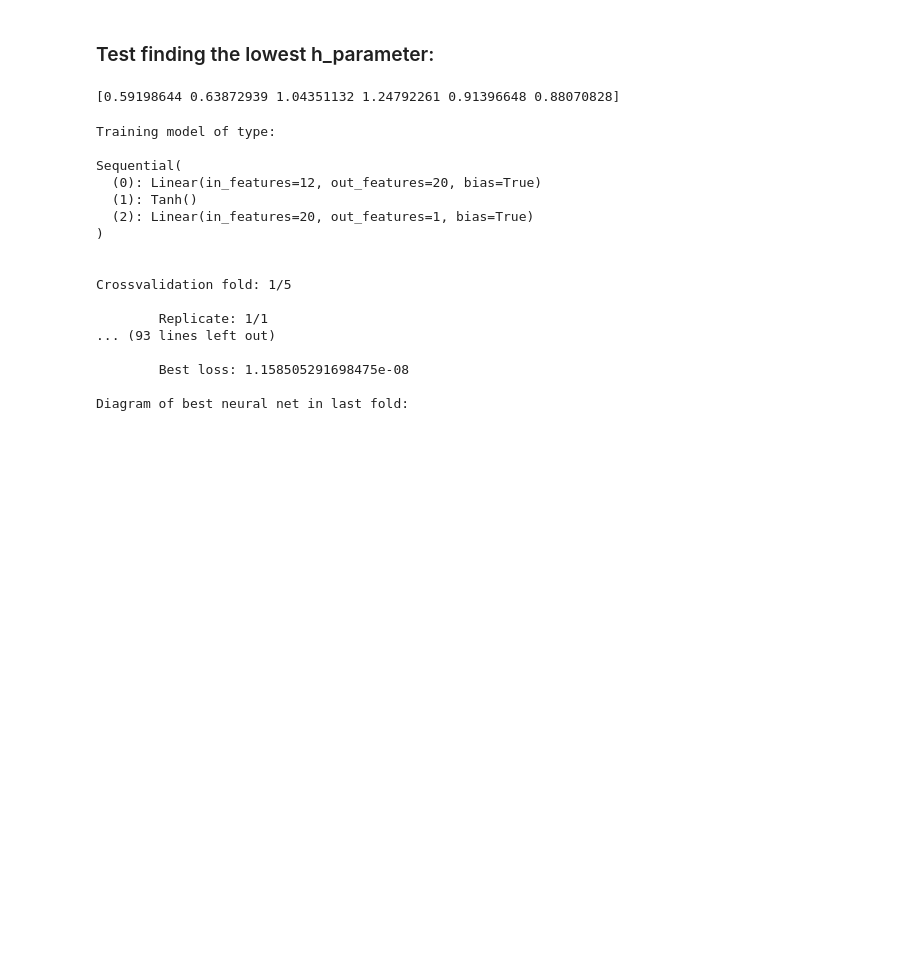
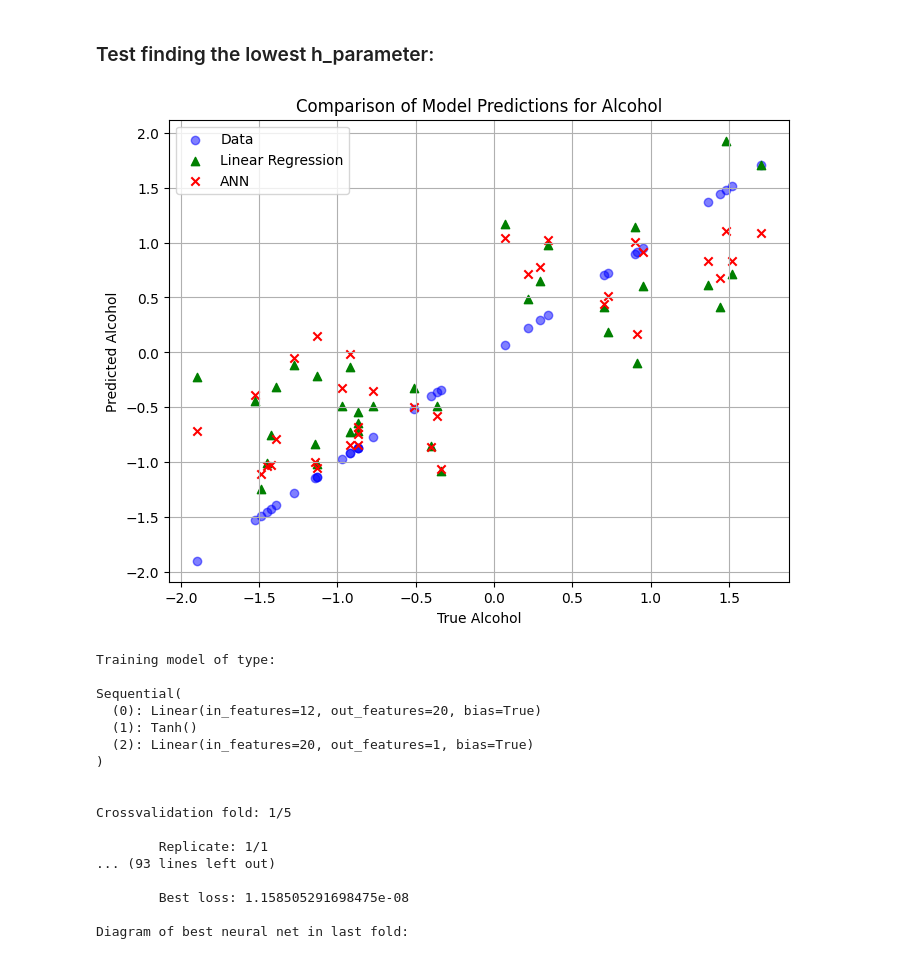
Before and after one commit to pierGit7/WineStudy, a Jupyter notebook: project2_workbook.ipynb, the cells around one changed output. Cells and saved outputs as stored; diff of their text form; code cells hidden in the pictures; blank space fills up the shorter version.

Commit message:
fixed cross-val and added plots and extra data

```diff
--- a/project2_workbook.ipynb
+++ b/project2_workbook.ipynb
@@ -523,6 +529,7 @@ for k1, (par_index, test_index) in enumerate(splits):
     X_test = X[test_index,:]
     y_test = y[test_index]
 
+    y_test_split_foreachK1.append(y_test)
     # CV2
     CV2 = model_selection.KFold(n_splits=K2,shuffle=True)
 
@@ -568,6 +575,7 @@ for k1, (par_index, test_index) in enumerate(splits):
             # Error per hidden layer:
             se = (y_test_est_ANN.float() - y_val_ANN.float()) ** 2  # squared error
             mse = (sum(se).type(torch.float) / len(y_val)).data.numpy()  # mean
+            print("The MSE k2: ",mse)
             Eval_ANN[k2, h_i] = mse
 
 
@@ -600,6 +608,8 @@ for k1, (par_index, test_index) in enumerate(splits):
     ANN_h_mse_general_e = np.mean(Eval_ANN, axis=0)
     optimal_h = h_values[np.argmin(ANN_h_mse_general_e)]
 
+    print("Optimal H value for fold ", k1, " is: ", optimal_h)
+
     # Re-run the ANN now with our known optimal h value:
     model = lambda: torch.nn.Sequential(
             torch.nn.Linear(M, optimal_h),  # M features to n_hidden_units
@@ -618,12 +628,14 @@ for k1, (par_index, test_index) in enumerate(splits):
     # Determine estimated class labels for test set now we use the test data.
     y_test_est_ANN2 = net(X_test_ANN)
 
+    y_test_est_ANN2_foreachK1.append(y_test_est_ANN2)
     # Same as in K2 we find MSE:
     se = (y_test_est_ANN2.float() - y_test_ANN.float()) ** 2  # squared error
     mse = (sum(se).type(torch.float) / len(y_val)).data.numpy()  # mean
     print("This is K1 current: " ,k1)
-    #Eval_K1final_ANN[k1] =  mse # This was leading to some weird index error...
-    Eval_K1final_ANN.append(mse)
+    print("The MSE k1: ",mse)
+    Eval_K1final_ANN[k1] =  mse # This was leading to some weird index error...
+    #Eval_K1final_ANN.append(mse)
 
     #------For LINEAR REGRESSION------:
 
@@ -651,14 +663,12 @@ for k1, (par_index, test_index) in enumerate(splits):
     Xty = X_par_RLR.T @ y_par
     XtX = X_par_RLR.T @ X_par_RLR
 
-    # Compute mean squared error without using the input data at all
-    # Error_train_nofeatures[k] = (
-    #     np.square(y_train - y_train.mean()).sum(axis=0) / y_train.shape[0]
-    # )
+    # -----------This is the baseline---------Compute mean squared error without using the input data at all
 
     Error_test_nofeatures[k1] = (
         np.square(y_test - y_par.mean()).sum(axis=0) / y_test.shape[0]
     )
+    #-------------------------
 
     print("THIS IS OUR BEST LAMBDA FOR THIS K: ", lambda_best_err)
     # Estimate weights for the optimal value of lambda, on entire training set
@@ -674,6 +684,9 @@ for k1, (par_index, test_index) in enumerate(splits):
     Error_test_RLR[k1] = (
         np.square(y_test.squeeze() - X_test_RLR @ w_rlr[:, k1]).sum(axis=0) / y_test.squeeze().shape[0]
     )
+
+    # Predicted vals for
+    y_pred_RLR.append(X_test_RLR @ w_rlr[:, k1])
     #Error_test_RLR.append((np.square(y_test - X_test_RLR @ w_rlr[:, k1]).sum(axis=0) / y_test.shape[0])) #DEBUG
 
 print("Mean error for each h value over the 5 folds: ", ANN_h_mse_general_e)
@@ -719,9 +750,37 @@ Errors for no feature baseline model for all K-folds:  [[0.89277027]
 # %% [markdown]
 ### Test finding the lowest h_parameter:
-# %%
-print(ANN_h_mse_general_e)
-# %% [output]
-[0.59198644 0.63872939 1.04351132 1.24792261 0.91396648 0.88070828]
+# %%
+# Currently for the last fold but will do a mean of all folds for final plot
+y_pred_linear = y_pred_RLR[-1]
+y_pred_annList = y_test_est_ANN2.tolist() #tensor to list
+
+# Not sure how to plot the baseline?
+
+
+plt.figure(figsize=(8, 6))
+
+# TRUE VALS!!
+plt.scatter(y_test, y_test, color='blue', label='Data', alpha=0.5)
+
+# Baseline if I work out how
+#plt.scatter(y_test, y_baseline, color='orange', marker='s', label='Baseline')
+
+#RLR
+plt.scatter(y_test, y_pred_linear, color='green', marker='^', label='Linear Regression')
+
+#ANN
+plt.scatter(y_test, y_pred_annList, color='red', marker='x', label='ANN')
+
+
+plt.xlabel('True Alcohol')
+plt.ylabel('Predicted Alcohol')
+plt.legend()
+plt.grid(True)
+plt.title('Comparison of Model Predictions for Alcohol')
+
+plt.show()
+# %% [output]
+[figure, added]
 # %%
 # exercise 8.2.6
 import importlib_resources
```
Also changed, not shown: parts of 2 cells of this notebook.
